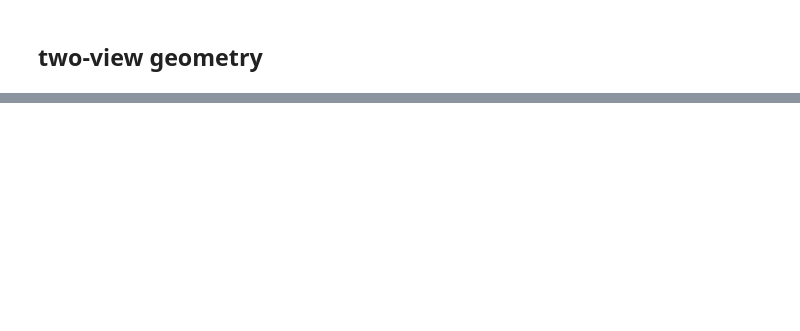
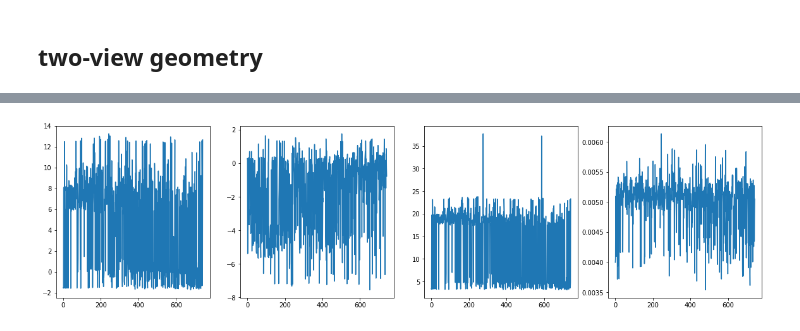
Before and after one commit to ShengyuH/PySFM, a Jupyter notebook: pave.ipynb, the cells around one changed output, grey strips where cells are left out. Saved outputs shown, nothing was run; the diff lists cells and outputs as text; code cells hidden in the pictures; blank space fills up the shorter version.

```diff
--- a/pave.ipynb
+++ b/pave.ipynb
@@ -361,0 +377,14 @@ Canvas(toolbar=Toolbar(toolitems=[('Home', 'Reset original view', 'home', 'home'
+# %%
+x,y,z=XS[0,:], XS[1,:], XS[2,:]
+plt.figure(figsize=(20,5))
+plt.subplot(141)
+plt.plot(x)
+plt.subplot(142)
+plt.plot(y)
+plt.subplot(143)
+plt.plot(z)
+plt.subplot(144)
+plt.plot(err.flatten())
+plt.show()
+# %% [output]
+[figure, added]
```
Also changed, not shown: parts of 75 cells of this notebook, 14 other files.
